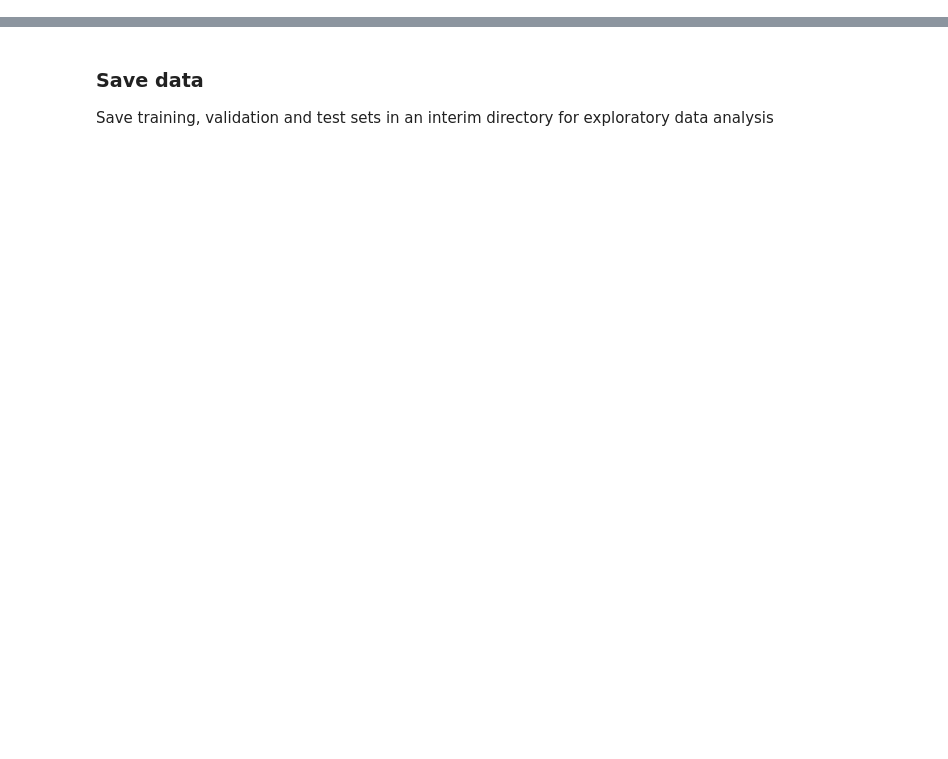
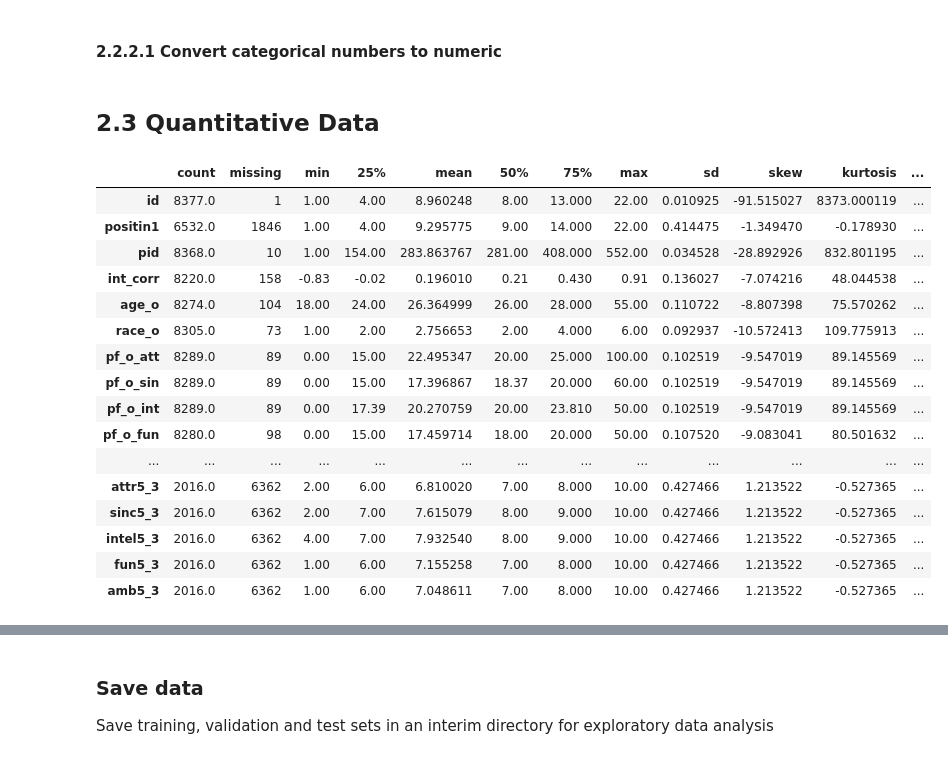
Before and after one commit to DecisionScients/Predictive-Dating, a Jupyter notebook: notebooks/2.0 Data.ipynb, the cells around one changed output, grey strips where cells are left out. Drawn from its saved outputs; the diff is of its cells as text; code cells hidden in the pictures; blank space fills up the shorter version.

```diff
--- a/notebooks/2.0 Data.ipynb
+++ b/notebooks/2.0 Data.ipynb
@@ -71,9 +26,0 @@ Here we capture the number of males and females per wave. Also include the perce
-# %%
-df2 = df[df['gender'] == 'male'][['gender', 'wave', 'match']].groupby(['wave', 'gender']).agg(['count']).reset_index()
-df3 = df[df['gender'] == 'female'][['gender', 'wave', 'match']].groupby(['wave', 'gender']).agg(['count']).reset_index()
-df2.columns =['wave', 'gender', 'wave_males']
-df3.columns =['wave2', 'gender2', 'wave_females']
-df4 = pd.concat([df2, df3], axis=1)
-df4 = df4[['wave', 'wave_males', 'wave_females']]
-df4['wave_size'] = df4['wave_males'] + df4['wave_females']
-df = pd.merge(df, df4, on='wave')
@@ -82,4 +26,0 @@ df = pd.merge(df, df4, on='wave')
-# %%
-df.samerace = df.samerace.astype(object)
-df.wave = df.wave.astype(object)
-df['match'] = np.where(df['match']==0, 'Not Matched', 'Matched')
@@ -92,14 +26,0 @@ The differences between self and partner perceptions along the six characteristi
-# %%
-# Compute difference in subject self rating and rating of partner (positive number means higher score for subject, from subject's perspective)
-df['rel_attractive_s'] = (df['attractive'] - df['attractive_partner']) / df['attractive']
-df['rel_sincere_s'] = (df['sincere'] - df['sincere_partner']) / df['sincere']
-df['rel_intelligence_s'] = (df['intelligence'] - df['intelligence_partner']) / df['intelligence']
-df['rel_funny_s'] = (df['funny'] - df['funny_partner']) / df['funny']
-df['rel_ambitious_s'] = (df['ambitious'] - df['ambitious_partner']) / df['ambitious']
-
-# Compute partner perception of relative difference in subject and partner impressions (positive number is good, 0 means agreement)
-df['rel_attractive_o'] = (df['attractive_o'] - df['attractive']) / df['attractive']
-df['rel_sincere_o'] = (df['sincere_o'] - df['sincere']) / df['sincere']
-df['rel_intelligence_o'] = (df['intelligence_o'] - df['intelligence']) / df['intelligence']
-df['rel_funny_o'] = (df['funny_o'] - df['funny']) / df['funny']
-df['rel_ambitious_o'] = (df['ambitious_o'] - df['ambitious']) / df['ambitious']
@@ -111,0 +55,31 @@ train, validation = train_test_split(train, test_size=0.2, random_state=5)
+# %% [markdown]
+#### 2.2.2.1 Convert categorical numbers to numeric
+# %%
+df['mn_sat'] = df['mn_sat'].str.replace(",","").astype(float)
+df['income'] = df['income'].str.replace(",","").astype(float)
+df['tuition'] = df['tuition'].str.replace(",","").astype(float)
+# %% [markdown]
+## 2.3 Quantitative Data
+# %%
+df_num = df.select_dtypes(include=['int', 'int64', 'float64'])
+df_num_desc = description.describe_quant_df(df_num)
+df_num_missing = df_num_desc.loc[df_num_desc.missing > 0]
+df_num_missing
+# %% [output]
+|  | count | missing | min | 25% | mean | 50% | 75% | max | sd | skew | kurtosis | ... |
+| id | 8377.0 | 1 | 1.00 | 4.00 | 8.960248 | 8.00 | 13.000 | 22.00 | 0.010925 | -91.515027 | 8373.000119 | ... |
+| positin1 | 6532.0 | 1846 | 1.00 | 4.00 | 9.295775 | 9.00 | 14.000 | 22.00 | 0.414475 | -1.349470 | -0.178930 | ... |
+| pid | 8368.0 | 10 | 1.00 | 154.00 | 283.863767 | 281.00 | 408.000 | 552.00 | 0.034528 | -28.892926 | 832.801195 | ... |
+| int_corr | 8220.0 | 158 | -0.83 | -0.02 | 0.196010 | 0.21 | 0.430 | 0.91 | 0.136027 | -7.074216 | 48.044538 | ... |
+| age_o | 8274.0 | 104 | 18.00 | 24.00 | 26.364999 | 26.00 | 28.000 | 55.00 | 0.110722 | -8.807398 | 75.570262 | ... |
+| race_o | 8305.0 | 73 | 1.00 | 2.00 | 2.756653 | 2.00 | 4.000 | 6.00 | 0.092937 | -10.572413 | 109.775913 | ... |
+| pf_o_att | 8289.0 | 89 | 0.00 | 15.00 | 22.495347 | 20.00 | 25.000 | 100.00 | 0.102519 | -9.547019 | 89.145569 | ... |
+| pf_o_sin | 8289.0 | 89 | 0.00 | 15.00 | 17.396867 | 18.37 | 20.000 | 60.00 | 0.102519 | -9.547019 | 89.145569 | ... |
+| pf_o_int | 8289.0 | 89 | 0.00 | 17.39 | 20.270759 | 20.00 | 23.810 | 50.00 | 0.102519 | -9.547019 | 89.145569 | ... |
+| pf_o_fun | 8280.0 | 98 | 0.00 | 15.00 | 17.459714 | 18.00 | 20.000 | 50.00 | 0.107520 | -9.083041 | 80.501632 | ... |
+| ... | ... | ... | ... | ... | ... | ... | ... | ... | ... | ... | ... | ... |
+| attr5_3 | 2016.0 | 6362 | 2.00 | 6.00 | 6.810020 | 7.00 | 8.000 | 10.00 | 0.427466 | 1.213522 | -0.527365 | ... |
+| sinc5_3 | 2016.0 | 6362 | 2.00 | 7.00 | 7.615079 | 8.00 | 9.000 | 10.00 | 0.427466 | 1.213522 | -0.527365 | ... |
+| intel5_3 | 2016.0 | 6362 | 4.00 | 7.00 | 7.932540 | 8.00 | 9.000 | 10.00 | 0.427466 | 1.213522 | -0.527365 | ... |
+| fun5_3 | 2016.0 | 6362 | 1.00 | 6.00 | 7.155258 | 7.00 | 8.000 | 10.00 | 0.427466 | 1.213522 | -0.527365 | ... |
+| amb5_3 | 2016.0 | 6362 | 1.00 | 6.00 | 7.048611 | 7.00 | 8.000 | 10.00 | 0.427466 | 1.213522 | -0.527365 | ... |
```
Also changed, not shown: parts of 46 cells of this notebook, 12 other files.
